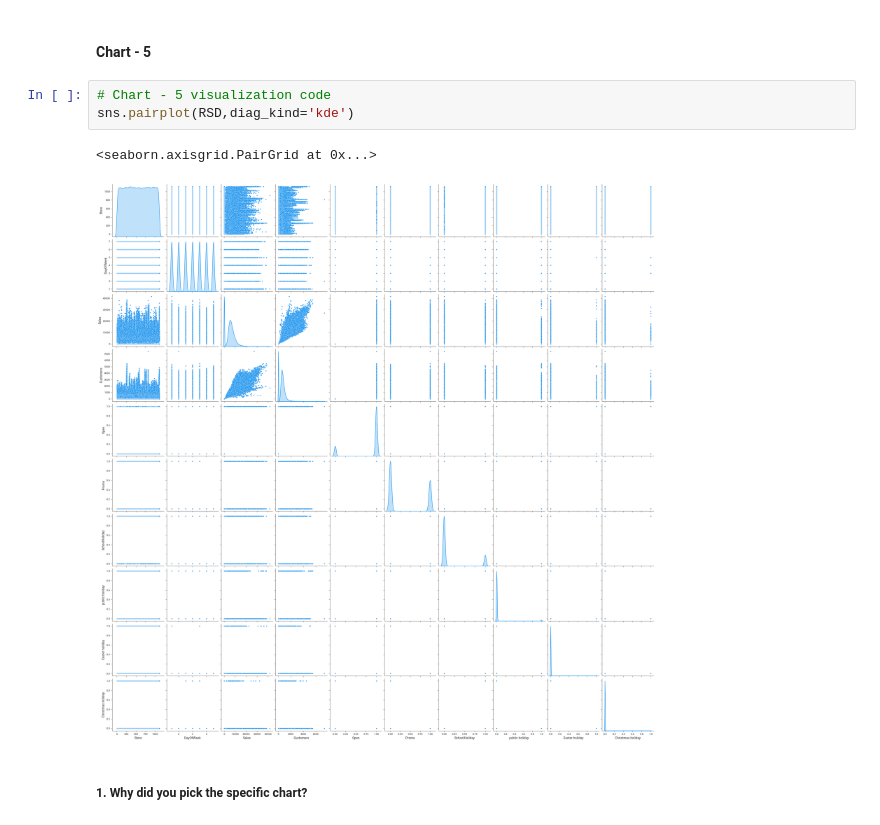
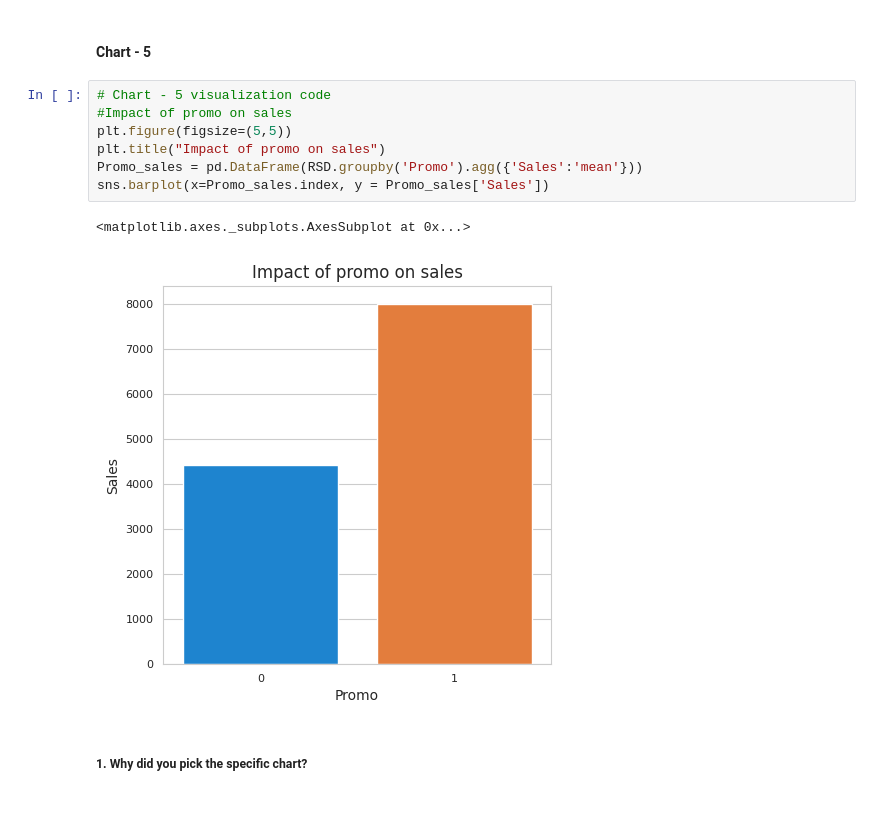
Before and after one commit to vedanttule134/Retail-Sales-Prediction, a Jupyter notebook: Retail_Sales_Prediction.ipynb, the cells around one changed output. Drawn from its saved outputs; the diff is of its cells as text.

```diff
--- a/Retail_Sales_Prediction.ipynb
+++ b/Retail_Sales_Prediction.ipynb
@@ -554,12 +562,16 @@ Are there any insights that lead to negative growth? Justify with specific reaso
 Answer Here
 # %% [markdown]
 #### Chart - 5
-# %%
-# Chart - 5 visualization code
-sns.pairplot(RSD,diag_kind='kde')
-# %% [output]
-<seaborn.axisgrid.PairGrid at 0x...>
-[figure, removed]
+# %%
+# Chart - 5 visualization code
+#Impact of promo on sales
+plt.figure(figsize=(5,5))
+plt.title("Impact of promo on sales")
+Promo_sales = pd.DataFrame(RSD.groupby('Promo').agg({'Sales':'mean'}))
+sns.barplot(x=Promo_sales.index, y = Promo_sales['Sales'])
+# %% [output]
+<matplotlib.axes._subplots.AxesSubplot at 0x...>
+[figure, added]
 # %% [markdown]
 ##### 1. Why did you pick the specific chart?
 # %% [markdown]
```
Also changed, not shown: parts of 25 cells of this notebook.
